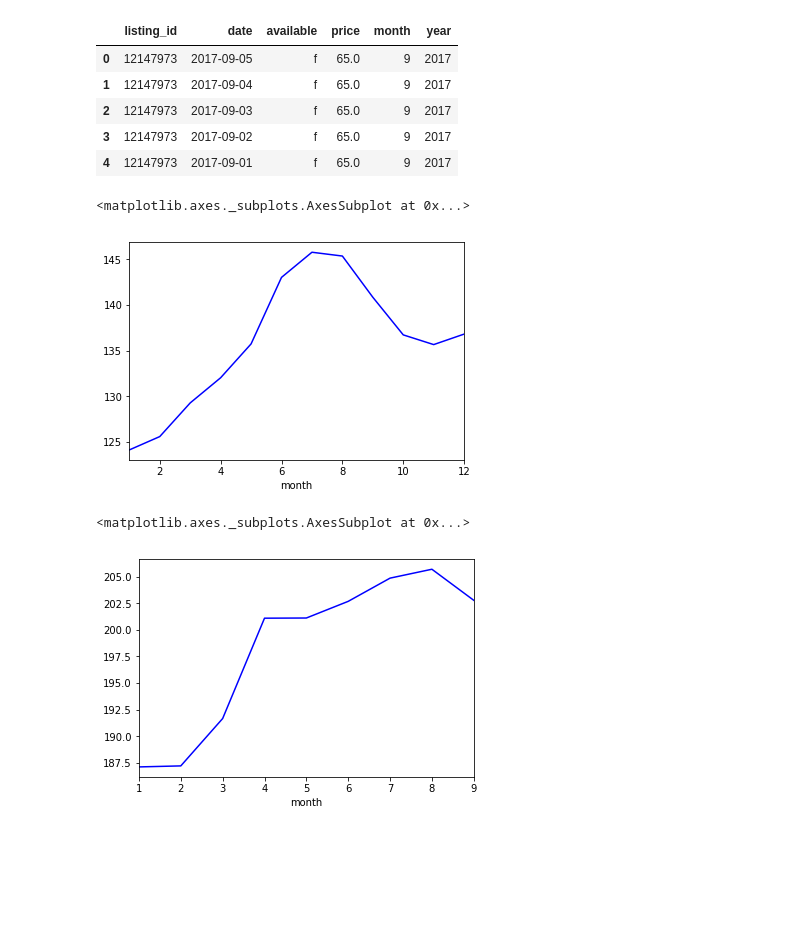
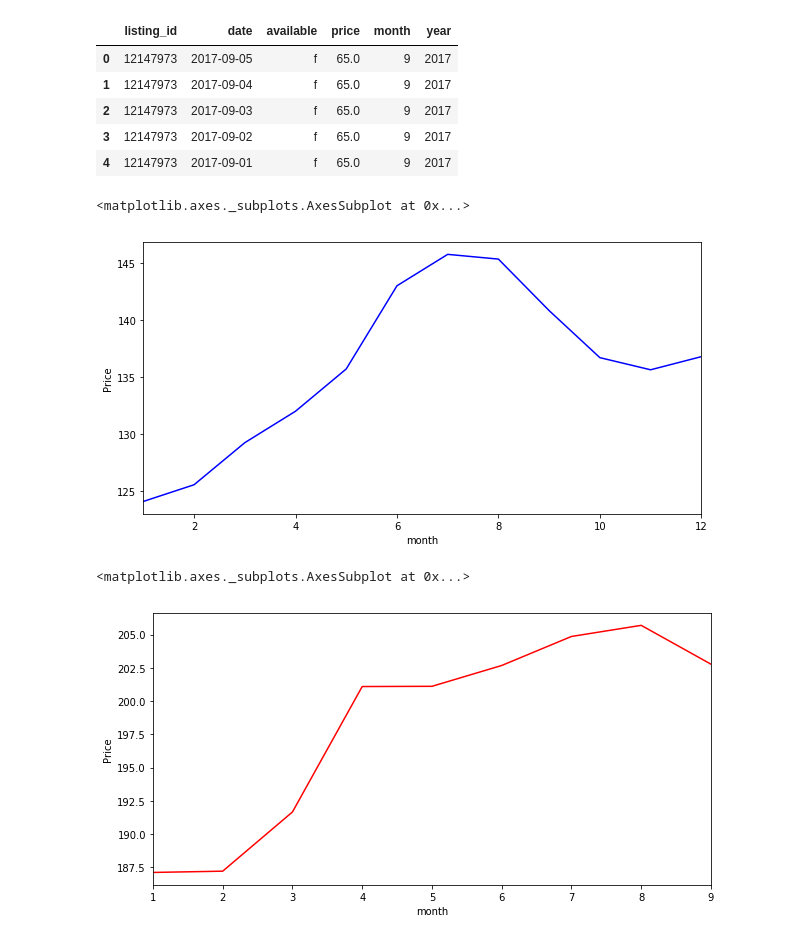
Before and after one commit to jyothishkjames/Seattle-Boston-Airbnb-Data-Analysis, a Jupyter notebook: data_prepration.ipynb, the cells around one changed output. Saved outputs shown, nothing was run; the diff lists cells and outputs as text; code cells hidden in the pictures; blank space fills up the shorter version.

```diff
--- a/data_prepration.ipynb
+++ b/data_prepration.ipynb
@@ -103,13 +138,13 @@ boston_calander_df[boston_calander_df['price'].isna() == True]
 # %%
-#adding columns for month and year
+#adding columns for month and year in dataframes
 func_month = lambda x: x.split('-')[1]
 func_year = lambda x: x.split('-')[0]
 
-seattle_calander_df['month'] = seattle_calander_df['date'].apply(func_month)
-seattle_calander_df['year'] = seattle_calander_df['date'].apply(func_year)
+seattle_calander_df['month'] = pd.to_numeric(seattle_calander_df['date'].apply(func_month))
+seattle_calander_df['year'] = pd.to_numeric(seattle_calander_df['date'].apply(func_year))
 
-boston_calander_df['month'] = boston_calander_df['date'].apply(func_month)
-boston_calander_df['year'] = boston_calander_df['date'].apply(func_year)
+boston_calander_df['month'] = pd.to_numeric(boston_calander_df['date'].apply(func_month))
+boston_calander_df['year'] = pd.to_numeric(boston_calander_df['date'].apply(func_year))
 # %%
 boston_calander_df.head()
 # %% [output]
@@ -137,14 +157,7 @@ boston_calander_df.head()
 # %%
 #Selecting only the year 2016
-seattle_calander_df = seattle_calander_df[seattle_calander_df['year'] == '2016']
-boston_calander_df = boston_calander_df[boston_calander_df['year'] == '2017']
+seattle_calander_df = seattle_calander_df[seattle_calander_df['year'] == 2016]
+boston_calander_df = boston_calander_df[boston_calander_df['year'] == 2017]
-# %%
-#convert 'price' and 'month' columns in dataframe 'seattle_calander_df' and 'boston_calander_df' to float type
-seattle_calander_df["price"] = pd.to_numeric(seattle_calander_df["price"])
-seattle_calander_df["month"] = pd.to_numeric(seattle_calander_df["month"])
-
-boston_calander_df["price"] = pd.to_numeric(boston_calander_df["price"])
-boston_calander_df["month"] = pd.to_numeric(boston_calander_df["month"])
 # %%
 boston_calander_df.head()
 # %% [output]
@@ -156,13 +169,22 @@ boston_calander_df.head()
 | 4 | 12147973 | 2017-09-01 | f | 65.0 | 9 | 2017 |
 # %%
 #Line plot for the average price for a month over a year for Seattle
-seattle_calander_df.groupby('month')['price'].mean().plot(kind='line', color='blue')
+fig = plt.figure(figsize=(10,5))
+ax = fig.add_subplot(111)
+ax.set_xlabel('Month')
+ax.set_ylabel('Price')
+
+seattle_calander_df.groupby('month')['price'].mean().plot(kind='line', color='blue', ax=ax)
 # %% [output]
 <matplotlib.axes._subplots.AxesSubplot at 0x...>
-[figure, old version]
+[figure, new version]
 # %%
 #Line plot for the average price for a month over a year for Boston
-boston_calander_df.groupby('month')['price'].mean().plot(kind='line', color='blue')
+fig1 = plt.figure(figsize=(10,5))
+ax1 = fig1.add_subplot(111)
+ax1.set_xlabel('Month')
+ax1.set_ylabel('Price')
+boston_calander_df.groupby('month')['price'].mean().plot(kind='line', color='red', ax=ax1)
 # %% [output]
 <matplotlib.axes._subplots.AxesSubplot at 0x...>
-[figure, old version]
+[figure, new version]
```
Also changed, not shown: parts of 9 cells of this notebook.
